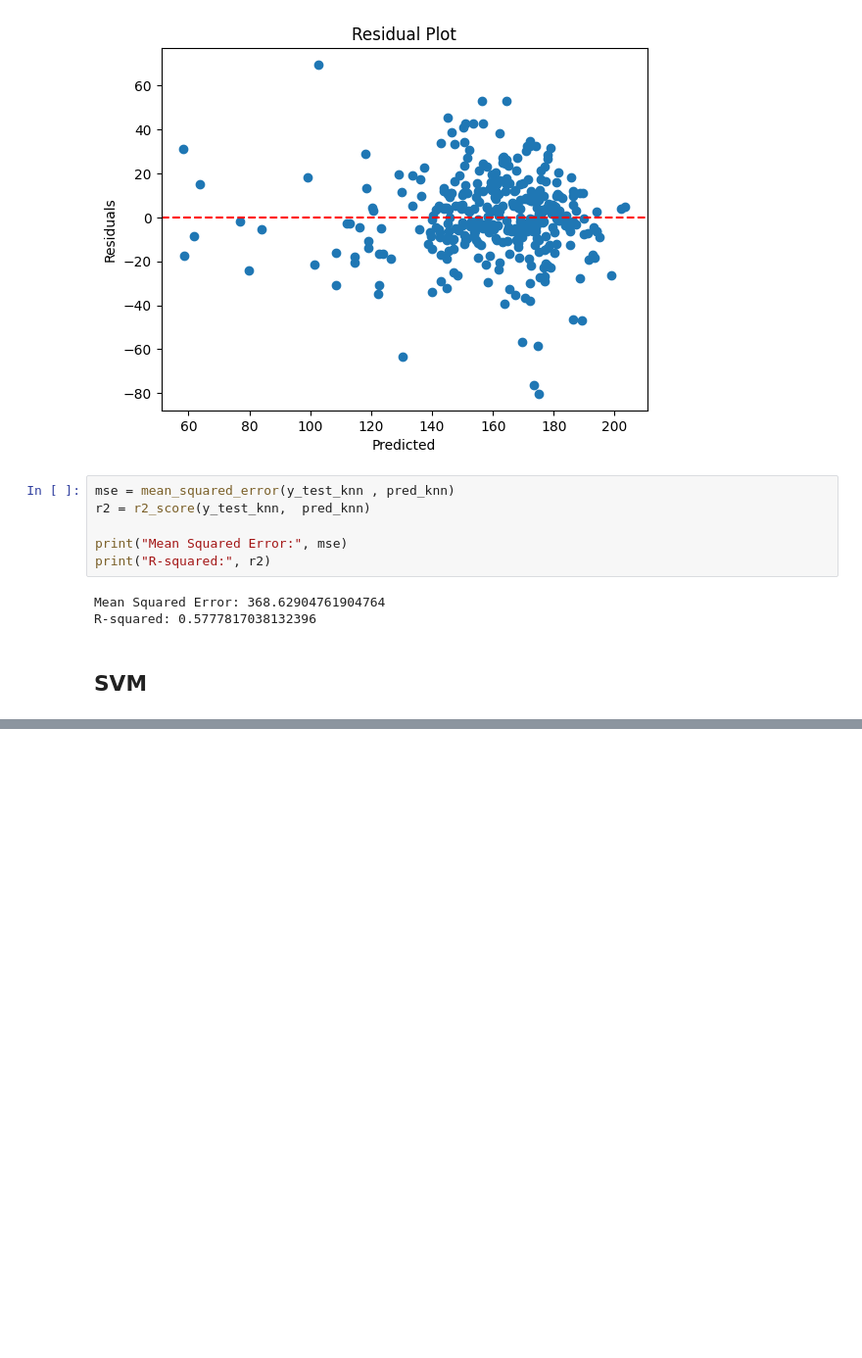
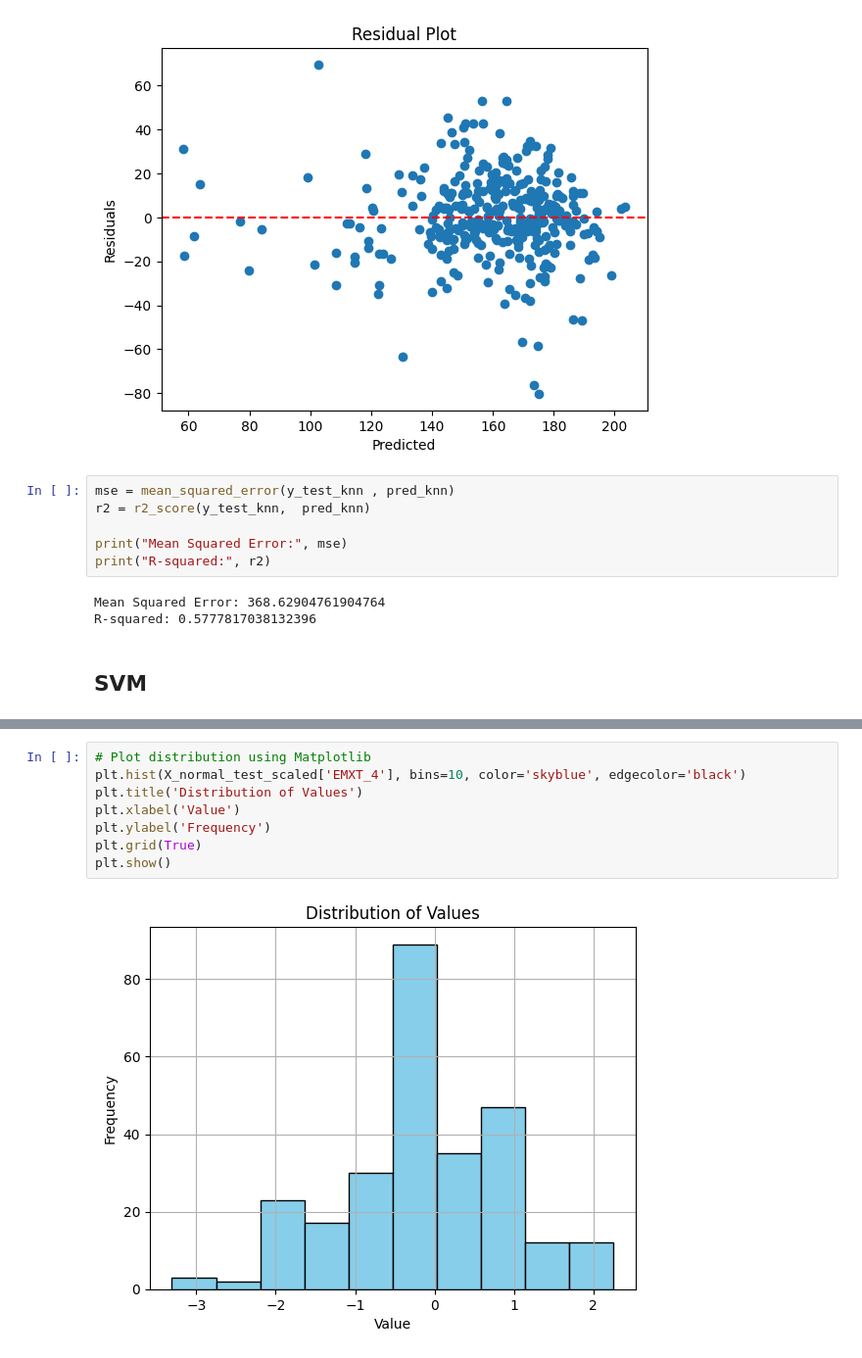
Before and after one commit to oxcitzen/Indiana-Corn-Yield, a Jupyter notebook: modeling.ipynb, the cells around one changed output, grey strips where cells are left out. Shown at 98% size. Saved outputs shown, nothing was run; the diff lists cells and outputs as text; blank space fills up the shorter version.

```diff
--- a/modeling.ipynb
+++ b/modeling.ipynb
@@ -958,0 +1261,10 @@ R-squared: 0.5777817038132396
+# %%
+# Plot distribution using Matplotlib
+plt.hist(X_normal_test_scaled['EMXT_4'], bins=10, color='skyblue', edgecolor='black')
+plt.title('Distribution of Values')
+plt.xlabel('Value')
+plt.ylabel('Frequency')
+plt.grid(True)
+plt.show()
+# %% [output]
+[figure, added]
```
Also changed, not shown: parts of 50 cells of this notebook.
